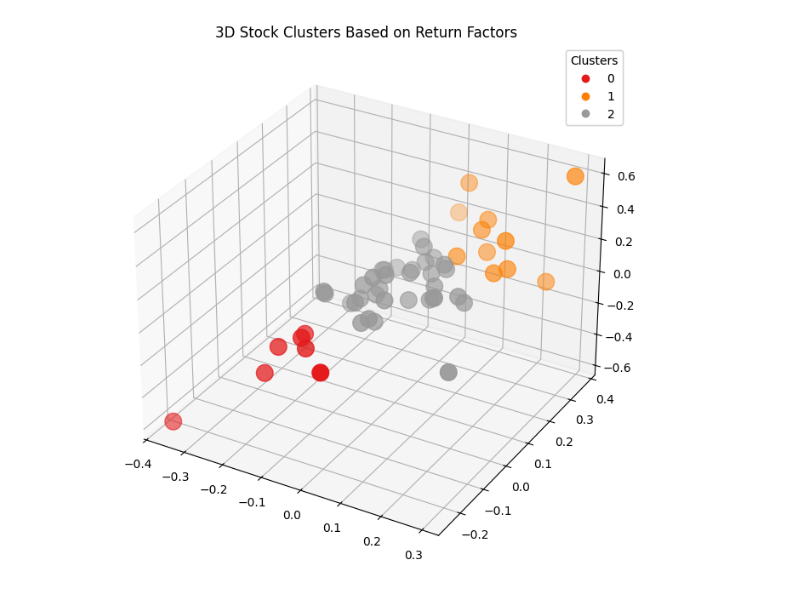
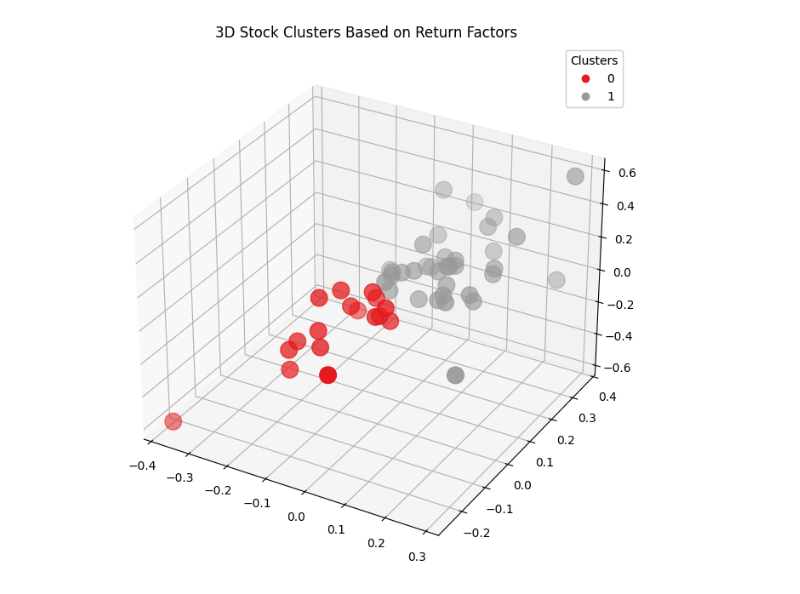
Before and after one commit to andrewhall1124/pairs_trading, a Jupyter notebook: preliminary_research.ipynb, the cells around one changed output. Saved outputs shown, nothing was run; the diff lists cells and outputs as text; code cells hidden in the pictures.

```diff
--- a/preliminary_research.ipynb
+++ b/preliminary_research.ipynb
@@ -64,7 +64,7 @@ tickers = [
 # %%
 # Create initial dataframe
 
-start = '2000-01-01'
+start = '2022-09-30'
 
 df = yf.download(tickers,start)
 
@@ -205,26 +205,26 @@ aggregate.head()
 # %%
 from mpl_toolkits.mplot3d import Axes3D
 
 scaler = StandardScaler()
 scaled_data = scaler.fit_transform(aggregate)
 
-n_clusters = 3  # Choose the number of clusters
+n_clusters = 2 # Choose the number of clusters
 kmeans = KMeans(n_clusters=n_clusters)
 aggregate['Cluster'] = kmeans.fit_predict(scaled_data)
 
 fig = plt.figure(figsize=(10,8))
 ax = fig.add_subplot(projection='3d')
 
 scatter = ax.scatter(aggregate['ret_50'], aggregate['ret_100'], aggregate['ret_150'], c=aggregate['Cluster'], s=200, cmap='Set1')
 
 ax.set_title('3D Stock Clusters Based on Return Factors')
 # ax.set_xlabel('50 Day Return')
 # ax.set_ylabel('100 Day Return')
 # ax.set_zlabel('150 Day Return')
 
 legend1 = ax.legend(*scatter.legend_elements(), title="Clusters")
 ax.add_artist(legend1)
 
 plt.show()
 # %% [output]
-[figure, old version]
+[figure, new version]
```
Also changed, not shown: parts of 7 cells of this notebook.
